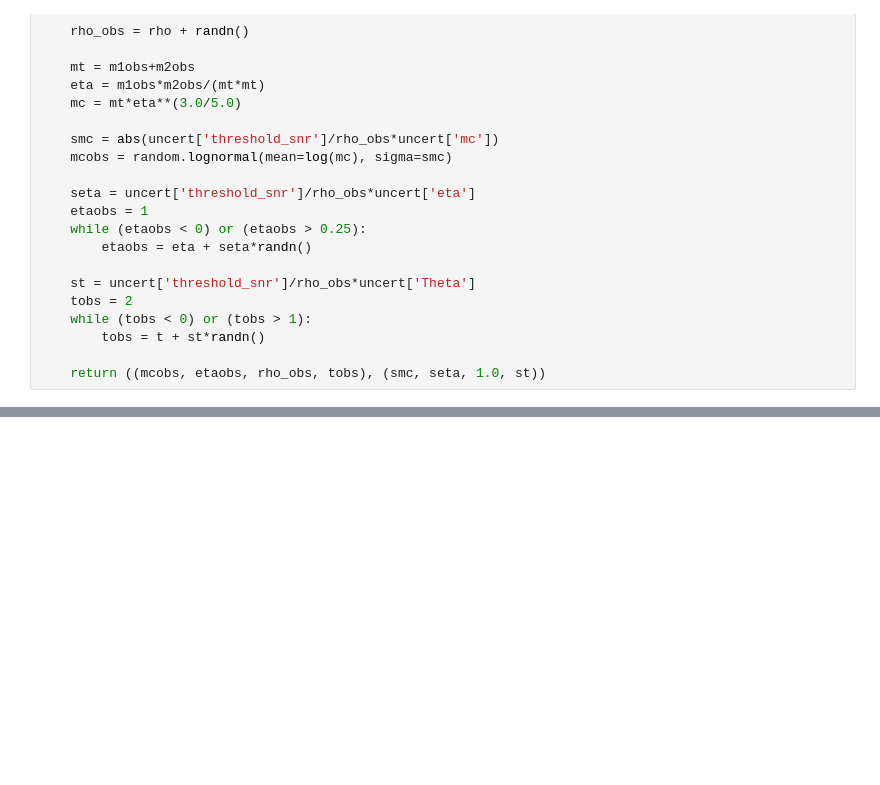
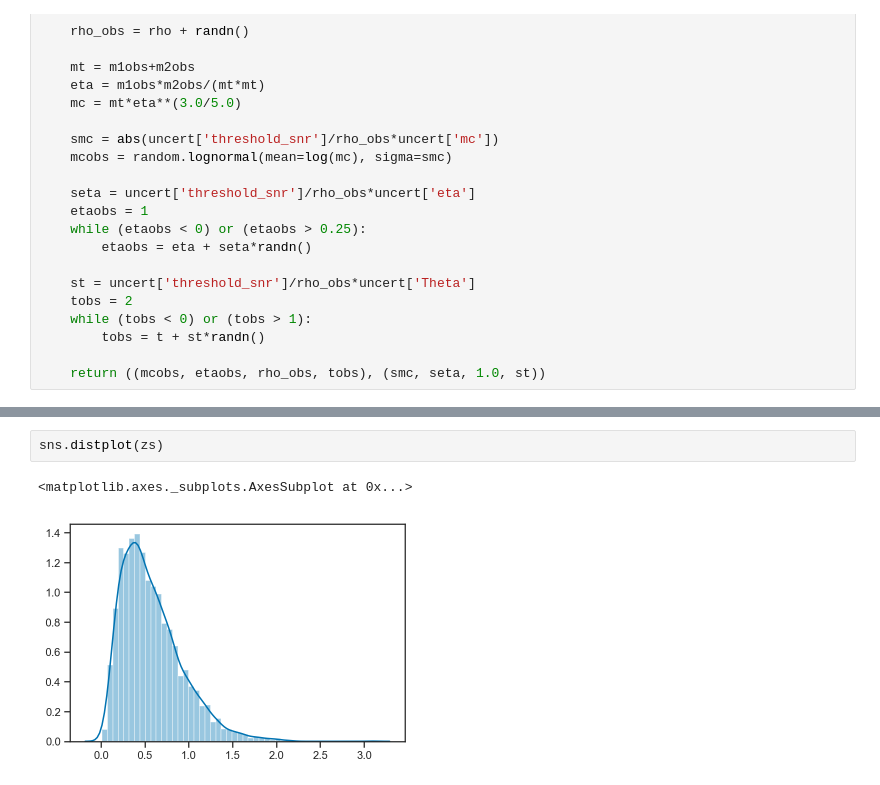
Before and after one commit to farr/PISNLineCosmography, a Jupyter notebook: GenerateObservations.ipynb, the cells around one changed output, grey strips where cells are left out. Saved outputs shown, nothing was run; the diff lists cells and outputs as text; blank space fills up the shorter version.

```diff
--- a/GenerateObservations.ipynb
+++ b/GenerateObservations.ipynb
@@ -299,0 +246,5 @@ plot(zs, 80*0.25**(3.0/5.0)*(1+array(zs)))
+# %%
+sns.distplot(zs)
+# %% [output]
+<matplotlib.axes._subplots.AxesSubplot at 0x...>
+[figure, added]
```
Also changed, not shown: parts of 15 cells of this notebook, 1 other file.
